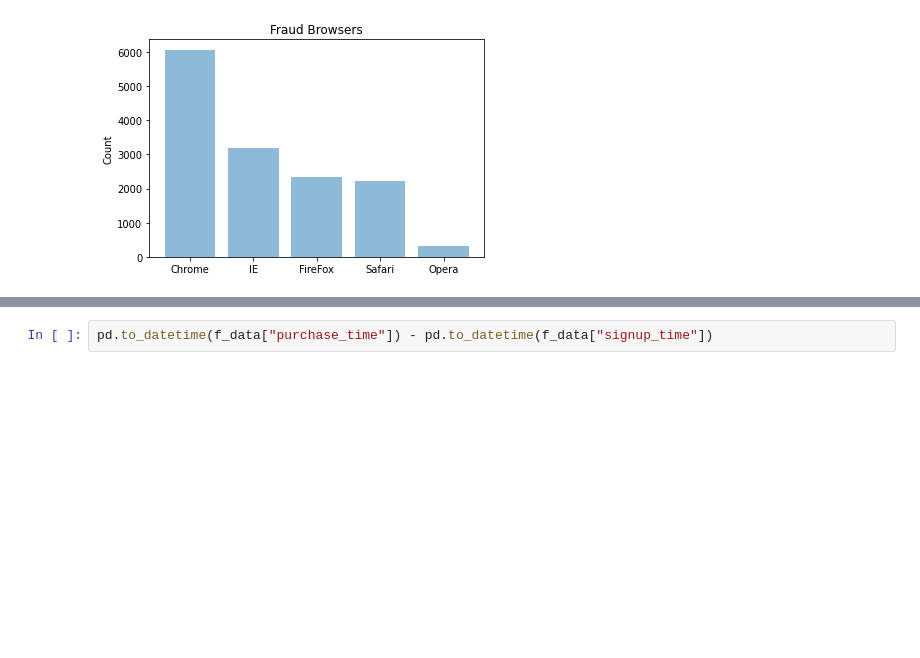
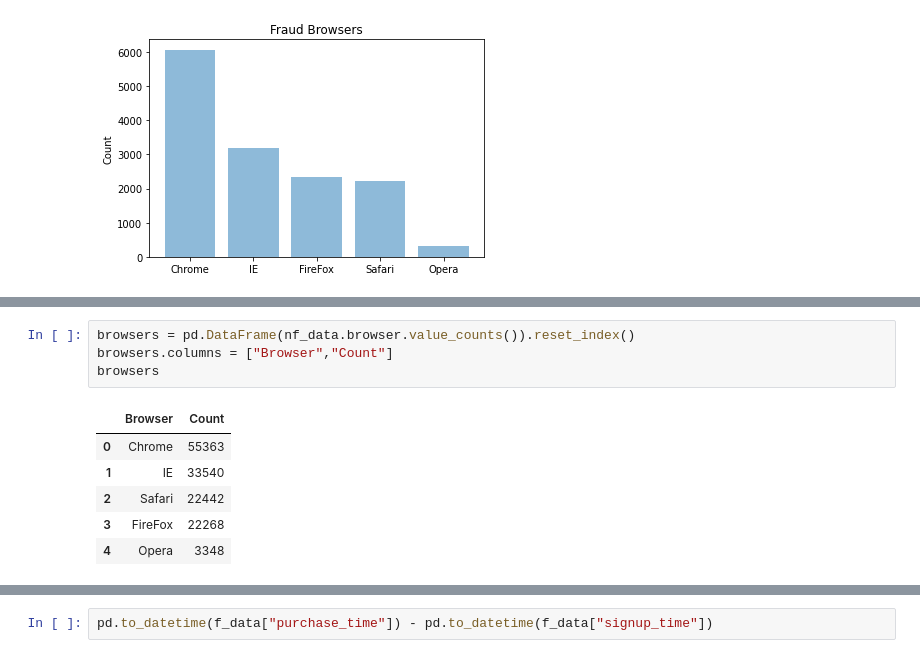
Before and after one commit to KohSiXing/BT4012-Fraud-Analytics, a Jupyter notebook: Untitled.ipynb, the cells around one changed output, grey strips where cells are left out. Drawn from its saved outputs; the diff is of its cells as text; blank space fills up the shorter version.

```diff
--- a/Untitled.ipynb
+++ b/Untitled.ipynb
@@ -129,0 +147,11 @@ plt.show()
+# %%
+browsers = pd.DataFrame(nf_data.browser.value_counts()).reset_index()
+browsers.columns = ["Browser","Count"]
+browsers
+# %% [output]
+|  | Browser | Count |
+| 0 | Chrome | 55363 |
+| 1 | IE | 33540 |
+| 2 | Safari | 22442 |
+| 3 | FireFox | 22268 |
+| 4 | Opera | 3348 |
```
Also changed, not shown: parts of 2 cells of this notebook, 1 other file.
